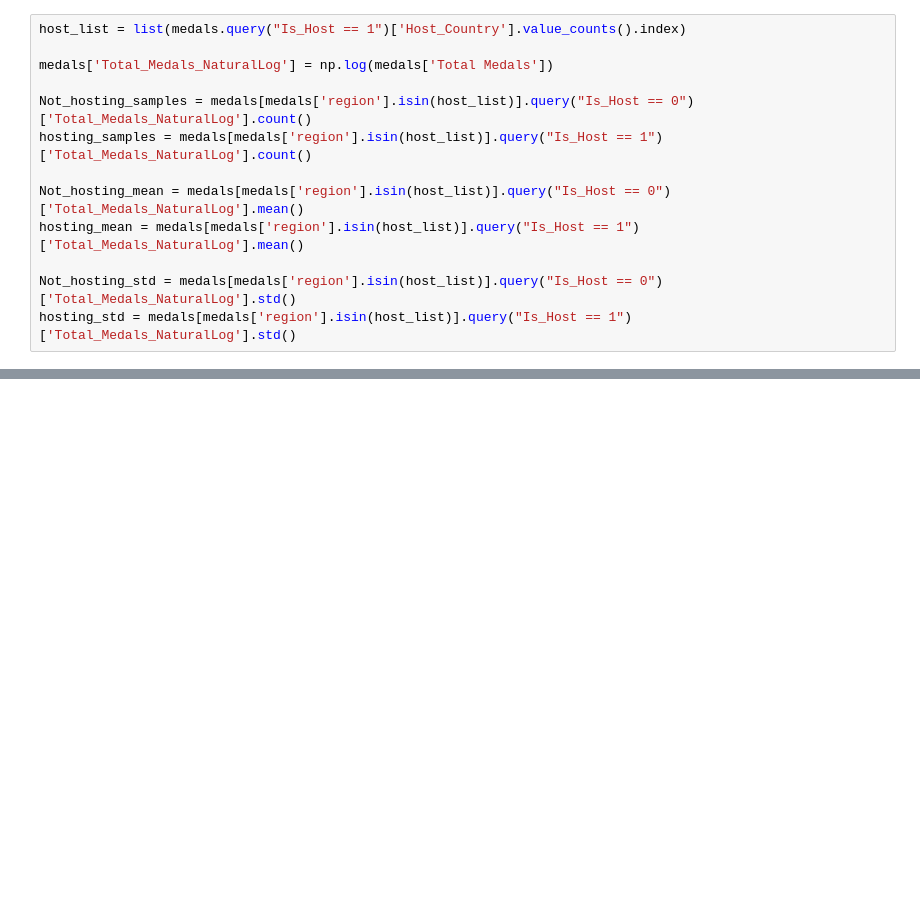
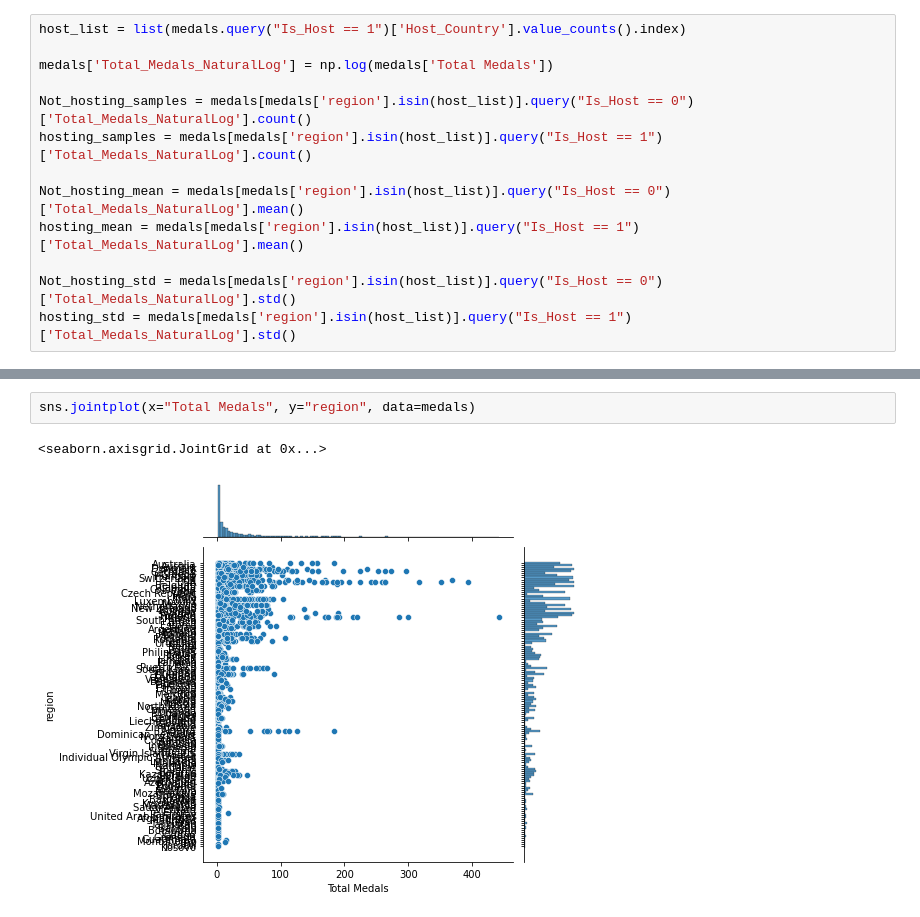
Before and after one commit to Nourankh20/Data-Visualization, a Jupyter notebook: Visualization.ipynb, the cells around one changed output, grey strips where cells are left out. Drawn from its saved outputs; the diff is of its cells as text; blank space fills up the shorter version.

```diff
--- a/Visualization.ipynb
+++ b/Visualization.ipynb
@@ -731,0 +753,5 @@ plt.show()
+# %%
+sns.jointplot(x="Total Medals", y="region", data=medals)
+# %% [output]
+<seaborn.axisgrid.JointGrid at 0x...>
+[figure, added]
```
Also changed, not shown: parts of 17 cells of this notebook.
